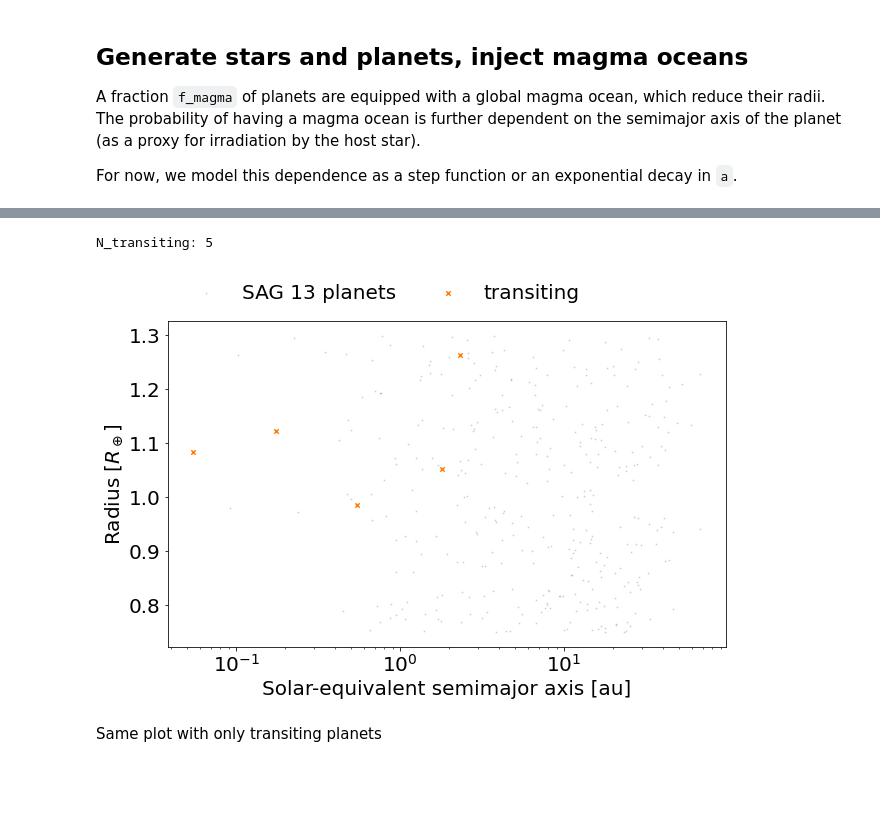
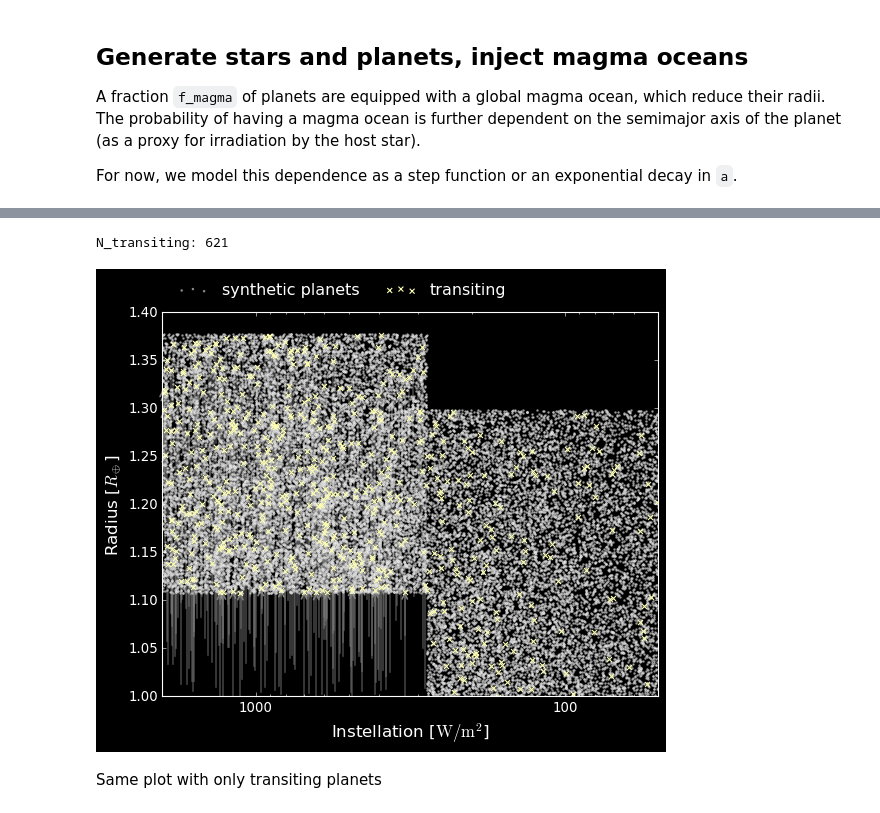
Before and after one commit to danielapai/bioverse, a Jupyter notebook: docs/Notebooks/magmaocean.ipynb, the cells around one changed output, grey strips where cells are left out. Drawn from its saved outputs; the diff is of its cells as text; code cells hidden in the pictures; blank space fills up the shorter version.

```diff
--- a/docs/Notebooks/magmaocean.ipynb
+++ b/docs/Notebooks/magmaocean.ipynb
@@ -196,5 +211,8 @@ Keep only small planets/low-mass planets, but above 0.1 M_Earth (Turbet+2020 cov
 # sample = sample[sample['R'] < 3.5]
 # sample = sample[sample['M'] < 2.]
 sample = sample[sample.to_pandas()['M'].between(0.1, 2.).values]
+sample = sample[sample['R'] > .75]
+sample = sample[sample['S_abs'] < 2000.]
+
 print('Number of small planets: {}'.format(len(sample)))
 # %% [output]
@@ -230,39 +277,66 @@ avg density change of runaway GH planets: +0 %
 # %%
 # show sample in period-radius:
+
+from matplotlib.ticker import ScalarFormatter
+
+
+talk = True
+if talk:
+    plt.style.use('dark_background')
+else:
+    plt.style.use('default')
 
 yvar = parameter_of_interest
 
 sampledf = sample.to_pandas()
-fig, ax = plt.subplots(figsize=[10, 6])
-ax.scatter(sampledf[sampledf.transiting==False].a_eff, sampledf[sampledf.transiting==False][yvar], s=1, c='dimgray',alpha=.2, label='SAG 13 planets')
+# fig, ax = plt.subplots(figsize=[10, 6])
+fig, ax = plt.subplots()
+ax.scatter(sampledf[sampledf.transiting==False].S_abs, sampledf[sampledf.transiting==False][yvar], s=1.5, c='dimgray',alpha=.5, label='synthetic planets')
 
 sampledf[sampledf.transiting==False].rho
 
 # transiting planets
-ax.scatter(sampledf[sampledf.transiting==True].a_eff, sampledf[sampledf.transiting==True][yvar], s=20,  marker='x', c='C1', label='transiting')
+ax.scatter(sampledf[sampledf.transiting==True].S_abs, sampledf[sampledf.transiting==True][yvar], s=20,  marker='x', c='C1', label='transiting')
 
 # show differences in radius due to magma ocean
 if yvar =='R':
-    X_coords= np.array([sampledf[sampledf.transiting==True].a_eff, sampledf[sampledf.transiting==True].a_eff])
+    X_coords= np.array([sampledf[sampledf.transiting==True].S_abs, sampledf[sampledf.transiting==True].S_abs])
     Y_coords=np.array([sampledf[sampledf.transiting==True].R_orig, sampledf[sampledf.transiting==True].R])
-    ax.plot(X_coords, Y_coords, c='k', lw=1., alpha=.4, zorder=-1)
+    ax.plot(X_coords, Y_coords, c='gray', lw=1.5, alpha=.5, zorder=-1)
 
-    ax.set_ylabel('Radius [$R_\oplus$]')
+    for i in range(len(sampledf[sampledf.transiting==True])):
+        if Y_coords[1][i] != Y_coords[0][i]:
+            ax.annotate(
+              "",
+              xy=(X_coords[0][i], Y_coords[1][i]), xytext=(0, -1.),#xytext=(0., Y_coords[1][i]),
+              textcoords='offset points', ha='right', va='bottom',
+              bbox=dict(boxstyle='round,pad=0.5',  alpha=0.5),
+              arrowprops=dict(arrowstyle='->', connectionstyle='arc3,rad=0', alpha=.5, lw=1.5),
+            zorder = -9
+           )
+
+    ax.set_ylabel('Radius [$R_\oplus$]',fontsize=15)
 elif yvar == 'rho':
-    ax.set_ylabel('bulk density [$\mathrm{g/cm^3}$]')
+    ax.set_ylabel('bulk density [$\mathrm{g/cm^3}$]',fontsize=15)
 
 # ax.text(.98, .9, 'water/rock = {:.0e}'.format(planets_args['wrr']), horizontalalignment='right', verticalalignment='bottom', transform=ax.transAxes)
 
-ax.set_xlabel('Solar-equivalent semimajor axis [au]')
+# ax.set_xlabel('Solar-equivalent semimajor axis [au]')
+ax.set_xlabel('Instellation [$\mathrm{W/m^2}$]',fontsize=15)
 # ax.loglog()
 ax.set_xscale('log')
 ax.legend(loc='lower left', ncol=3, bbox_to_anchor=(0.0, 1.),
                               frameon=False, columnspacing=1.6)
-# ax.set_ylim(0.5, 1.3)
+plt.xlim(50., 2000.)
+plt.ylim(1., 1.4)
+
+ax.invert_xaxis()
+for axis in [ax.xaxis, ax.yaxis]:
+    axis.set_major_formatter(ScalarFormatter())
 
 print('N_transiting: {}'.format(len(sampledf[sampledf.transiting==True])))
 # %% [output]
-N_transiting: 5
+N_transiting: 621
-[figure, old version]
+[figure, new version]
 # %%
 # fig.savefig('/Users/schlecker/repos/magmaocean/src/tex/figures/synthetic_population.pdf', bbox_inches='tight')
```
Also changed, not shown: parts of 28 cells of this notebook, 1 other file.
